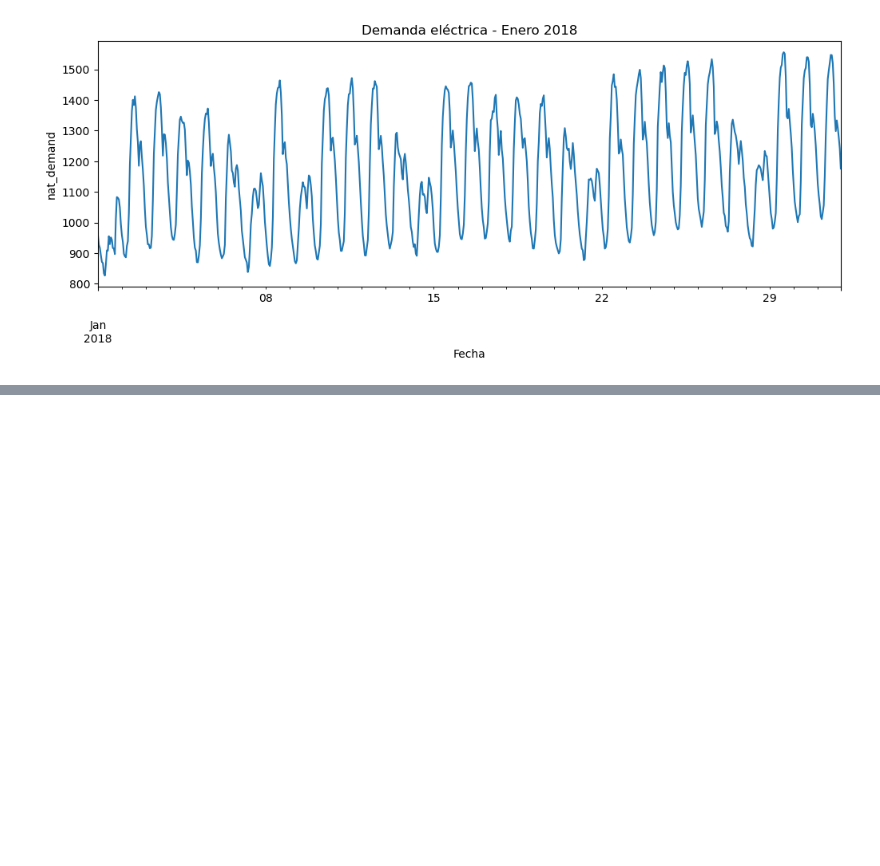
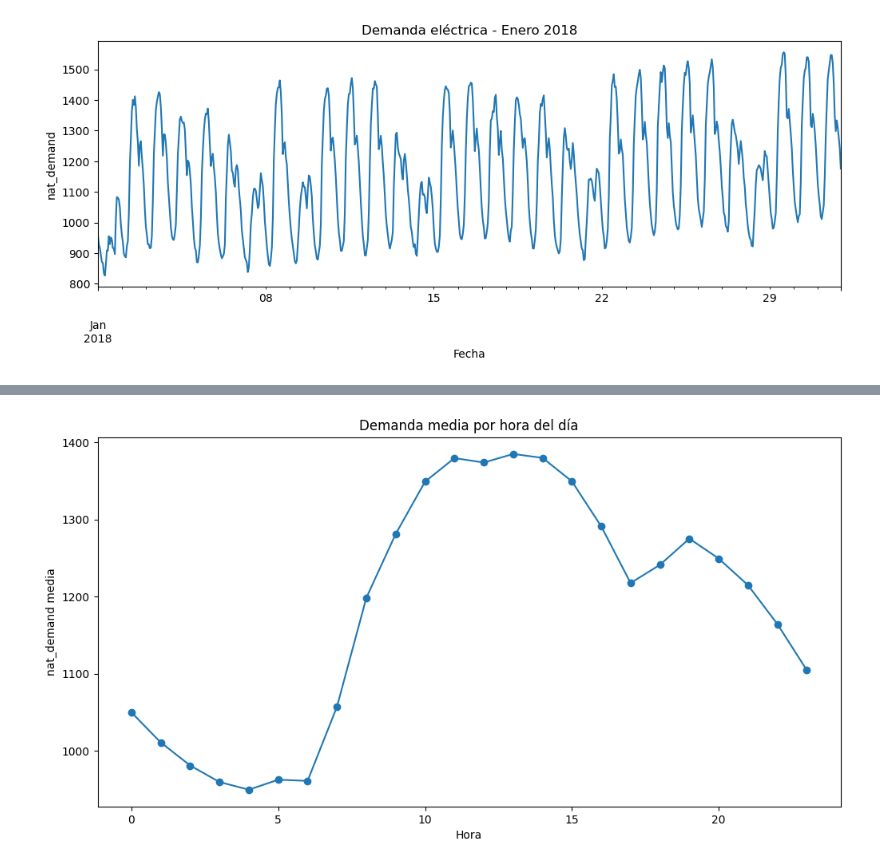
Before and after one commit to Ivo196/Electricity-Load-Forecasting, a Jupyter notebook: notebooks/01_exploracion_datos.ipynb, the cells around one changed output, grey strips where cells are left out. Saved outputs shown, nothing was run; the diff lists cells and outputs as text; code cells hidden in the pictures; blank space fills up the shorter version.

```diff
--- a/notebooks/01_exploracion_datos.ipynb
+++ b/notebooks/01_exploracion_datos.ipynb
@@ -118,0 +139,12 @@ plt.show()
+# %%
+df['hora'] = df.index.hour
+perfil_horario = df.groupby('hora')['nat_demand'].mean()
+
+perfil_horario.plot(kind='line', marker='o', figsize=(12, 6))
+
+plt.title('Demanda media por hora del día')
+plt.xlabel('Hora')
+plt.ylabel('nat_demand media')
+plt.show()
+# %% [output]
+[figure, added]
```
Also changed, not shown: parts of 5 cells of this notebook.
